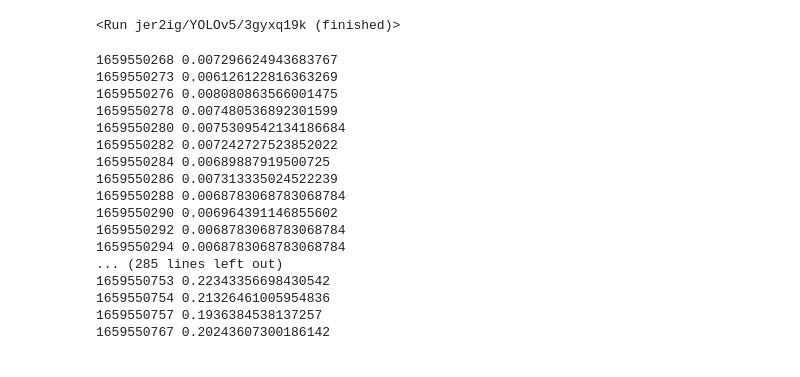
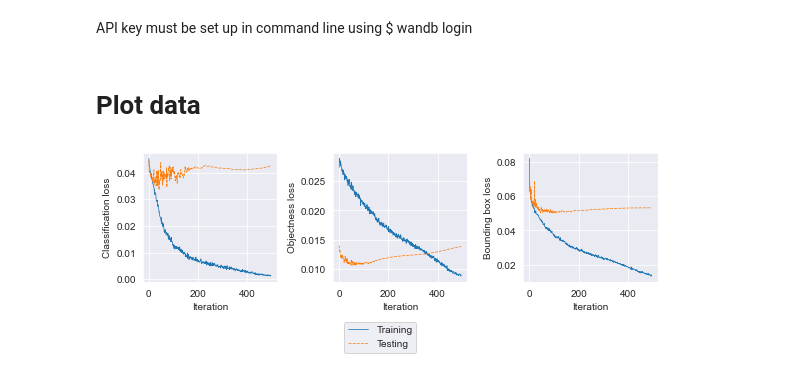
Before and after one commit to jer2ig/TrainingAnalyses, a Jupyter notebook: buildings.ipynb, the cells around one changed output. Saved outputs shown, nothing was run; the diff lists cells and outputs as text; code cells hidden in the pictures.

```diff
--- a/buildings.ipynb
+++ b/buildings.ipynb
@@ -3,2 +13,5 @@ import wandb
+# %% [markdown]
+API key must be set up in command line using
+$ wandb login
 # %%
 api = wandb.Api()
@@ -6,25 +22,24 @@ run = api.run("jer2ig/YOLOv5/3gyxq19k")
-# %%
-print(run)
-# %% [output]
-<Run jer2ig/YOLOv5/3gyxq19k (finished)>
-# %%
-for i, row in run.history().iterrows():
-    print(row["_timestamp"], row["metrics/precision"])
-# %% [output]
-1659550268 0.007296624943683767
-1659550273 0.006126122816363269
-1659550276 0.008080863566001475
-1659550278 0.007480536892301599
-1659550280 0.0075309542134186684
-1659550282 0.007242727523852022
-1659550284 0.00689887919500725
-1659550286 0.007313335024522239
-1659550288 0.0068783068783068784
-1659550290 0.006964391146855602
-1659550292 0.0068783068783068784
-1659550294 0.0068783068783068784
-... (285 lines left out)
-1659550753 0.22343356698430542
-1659550754 0.21326461005954836
-1659550757 0.1936384538137257
-1659550767 0.20243607300186142
+# %% [markdown]
+# Plot data
+# %%
+fig, ax = plt.subplots(1, 3,sharex= 'col', figsize=(8, 2.5))
+
+
+sns.lineplot(data=runs.filter(regex="cls_loss"),legend=None, ax=ax[0], linewidth=.75)
+ax[0].set_ylabel("Classification loss")
+ax[0].set_xlabel("Iteration")
+sns.lineplot(data=runs.filter(regex="obj_loss"),legend=None, ax=ax[1], linewidth=.75)
+ax[1].set_ylabel("Objectness loss")
+ax[1].set_xlabel("Iteration")
+sns.lineplot(data=runs.filter(regex="box_loss"),legend=None, ax=ax[2], linewidth=.75)
+ax[2].set_xlabel("Iteration")
+ax[2].set_ylabel("Bounding box loss")
+
+#fig.legend(labels=["yolo5n","yolo5m"],loc='lower center', bbox_to_anchor=(0.5, -0.05))
+fig.tight_layout()
+fig.legend(labels=["Training","Testing"],loc='lower center', bbox_to_anchor=(0.5, -0.2), bbox_transform=plt.gcf().transFigure)
+fig.show()
+#fig.subplots_adjust(bottom=0.2)
+fig.savefig('baseb_loss.pdf', bbox_inches='tight')
+# %% [output]
+[figure, added]
```
Also changed, not shown: parts of 11 cells of this notebook, 3 other files.
